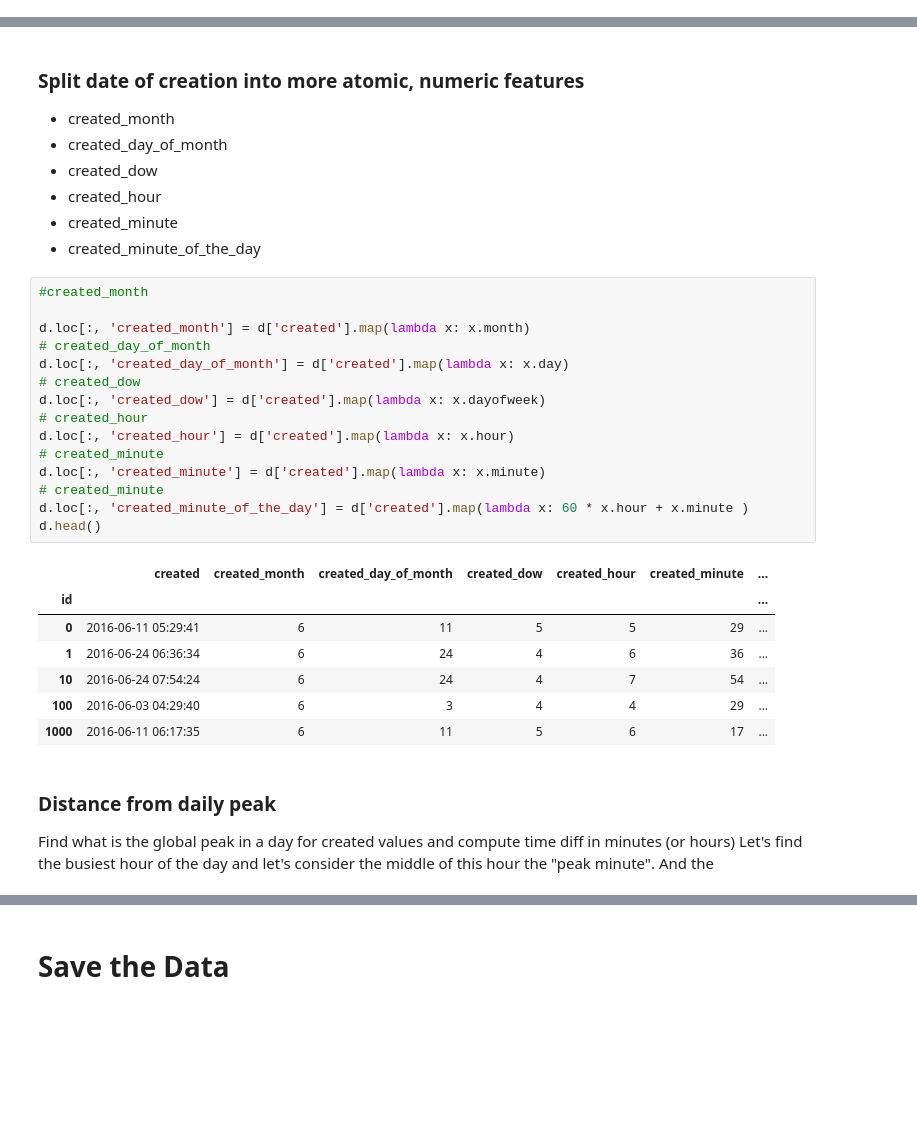
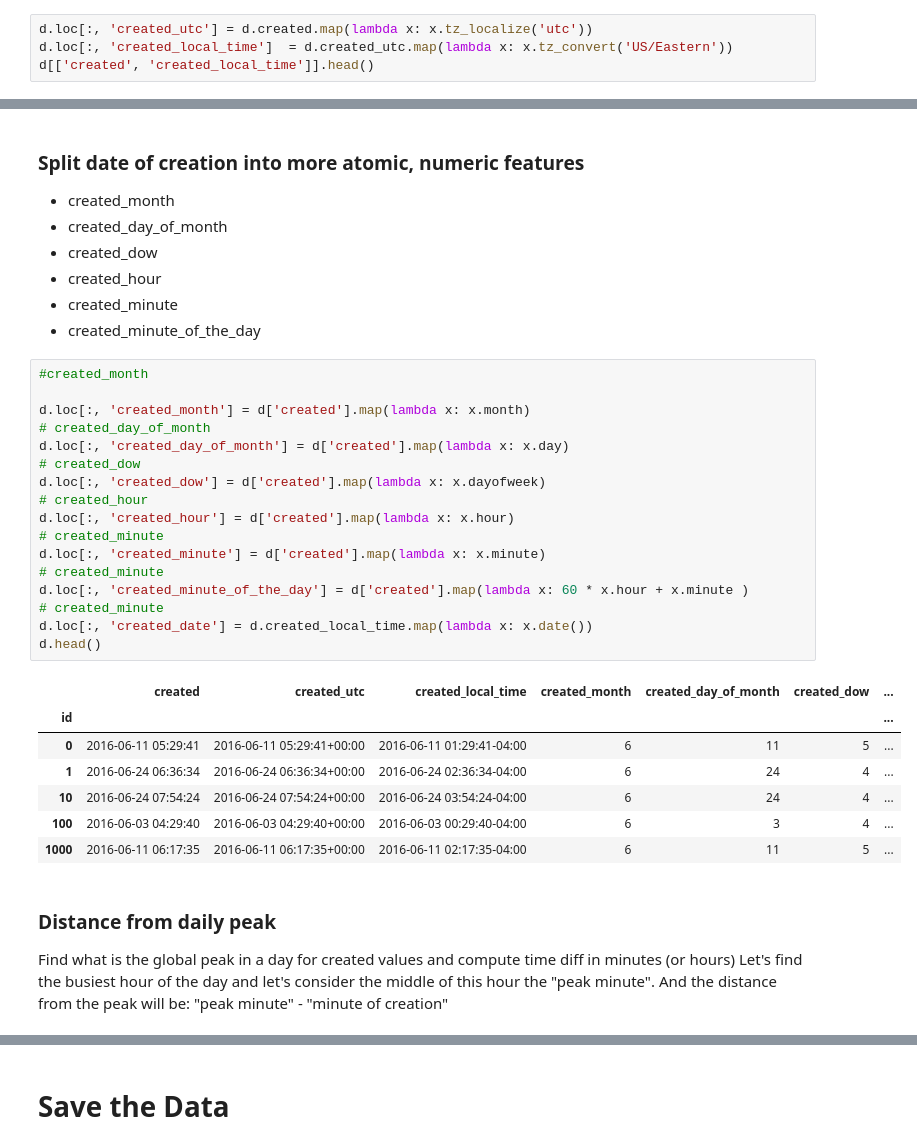
Before and after one commit to csizsek/kaggle-2s-rental-inq, a Jupyter notebook: 104_created.ipynb, the cells around one changed output, grey strips where cells are left out. Cells and saved outputs as stored; diff of their text form; blank space fills up the shorter version.

```diff
--- a/104_created.ipynb
+++ b/104_created.ipynb
@@ -48,0 +45,4 @@ Timestamp('2016-06-11 05:29:41')
+# %%
+d.loc[:, 'created_utc'] = d.created.map(lambda x: x.tz_localize('utc'))
+d.loc[:, 'created_local_time']  = d.created_utc.map(lambda x: x.tz_convert('US/Eastern'))
+d[['created', 'created_local_time']].head()
@@ -72,30 +92,33 @@ d.head()
 # %%
 #created_month
 
 d.loc[:, 'created_month'] = d['created'].map(lambda x: x.month)
 # created_day_of_month
 d.loc[:, 'created_day_of_month'] = d['created'].map(lambda x: x.day)
 # created_dow
 d.loc[:, 'created_dow'] = d['created'].map(lambda x: x.dayofweek)
 # created_hour
 d.loc[:, 'created_hour'] = d['created'].map(lambda x: x.hour)
 # created_minute
 d.loc[:, 'created_minute'] = d['created'].map(lambda x: x.minute)
 # created_minute
 d.loc[:, 'created_minute_of_the_day'] = d['created'].map(lambda x: 60 * x.hour + x.minute )
+# created_minute
+d.loc[:, 'created_date'] = d.created_local_time.map(lambda x: x.date())
 d.head()
 # %% [output]
-|  | created | created_month | created_day_of_month | created_dow | created_hour | created_minute | ... |
+|  | created | created_utc | created_local_time | created_month | created_day_of_month | created_dow | ... |
 | id |  |  |  |  |  |  | ... |
-| 0 | 2016-06-11 05:29:41 | 6 | 11 | 5 | 5 | 29 | ... |
-| 1 | 2016-06-24 06:36:34 | 6 | 24 | 4 | 6 | 36 | ... |
-| 10 | 2016-06-24 07:54:24 | 6 | 24 | 4 | 7 | 54 | ... |
-| 100 | 2016-06-03 04:29:40 | 6 | 3 | 4 | 4 | 29 | ... |
-| 1000 | 2016-06-11 06:17:35 | 6 | 11 | 5 | 6 | 17 | ... |
+| 0 | 2016-06-11 05:29:41 | 2016-06-11 05:29:41+00:00 | 2016-06-11 01:29:41-04:00 | 6 | 11 | 5 | ... |
+| 1 | 2016-06-24 06:36:34 | 2016-06-24 06:36:34+00:00 | 2016-06-24 02:36:34-04:00 | 6 | 24 | 4 | ... |
+| 10 | 2016-06-24 07:54:24 | 2016-06-24 07:54:24+00:00 | 2016-06-24 03:54:24-04:00 | 6 | 24 | 4 | ... |
+| 100 | 2016-06-03 04:29:40 | 2016-06-03 04:29:40+00:00 | 2016-06-03 00:29:40-04:00 | 6 | 3 | 4 | ... |
+| 1000 | 2016-06-11 06:17:35 | 2016-06-11 06:17:35+00:00 | 2016-06-11 02:17:35-04:00 | 6 | 11 | 5 | ... |
 # %% [markdown]
 ### Distance from daily peak
 
 Find what is the global peak in a day for created values and compute time diff in minutes (or hours)
 Let's find the busiest hour of the day and let's consider the middle of this hour the "peak minute".
-And the
+And the distance from the peak will be:
+"peak minute" - "minute of creation"
 # %%
```
Also changed, not shown: parts of 16 cells of this notebook.
